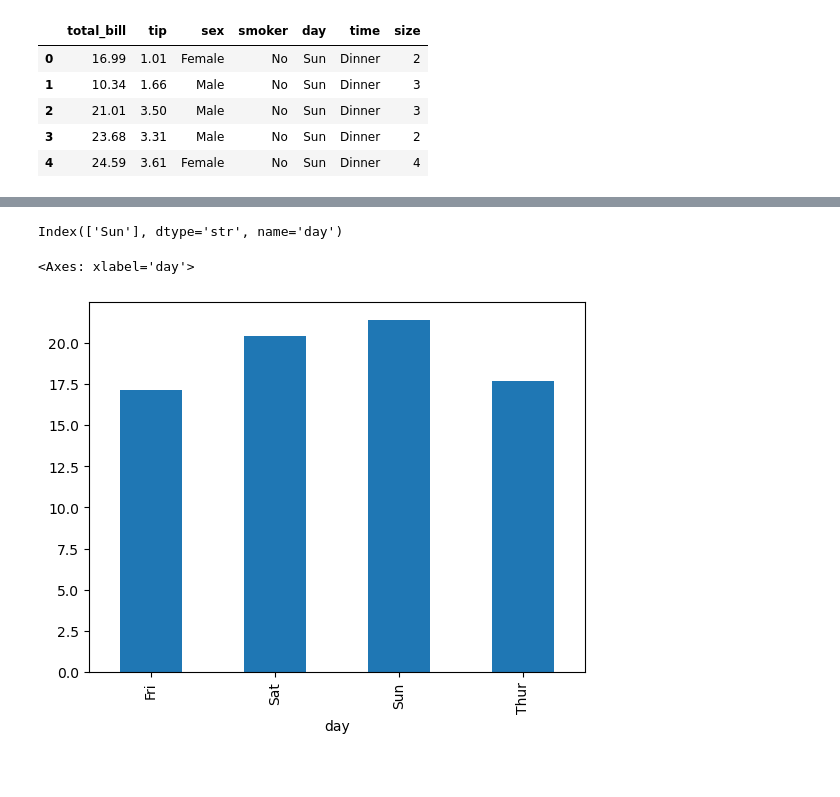
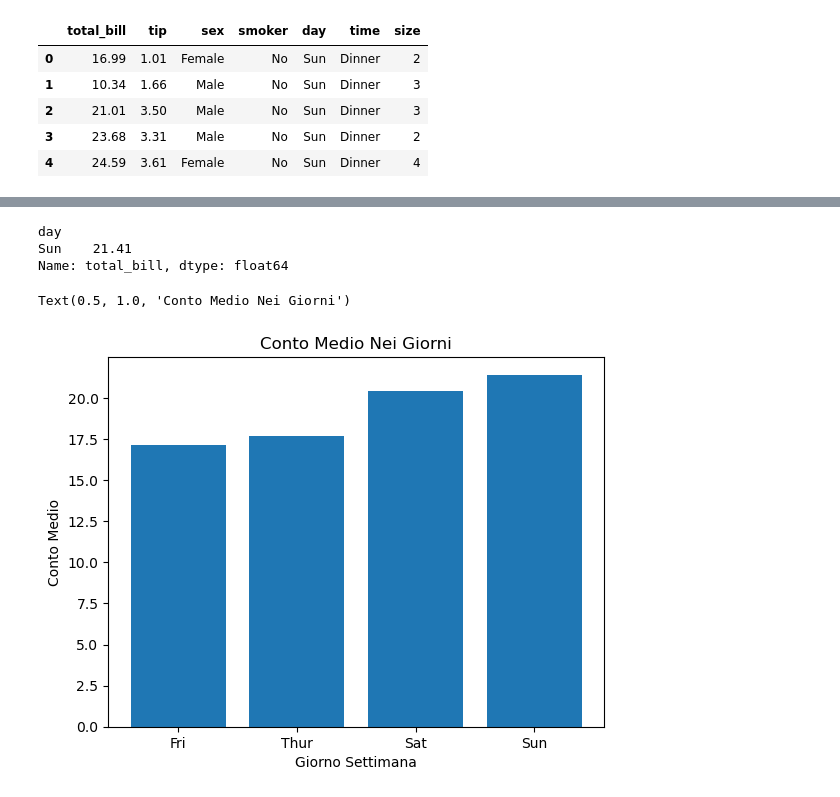
Before and after one commit to schumy/programmingLab_II, a Jupyter notebook: 3.5_Esercizi_lez_3.ipynb, the cells around one changed output, grey strips where cells are left out. Cells and saved outputs as stored; diff of their text form; code cells hidden in the pictures; blank space fills up the shorter version.

```diff
--- a/3.5_Esercizi_lez_3.ipynb
+++ b/3.5_Esercizi_lez_3.ipynb
@@ -211,2 +233,0 @@ Name: total_bill, dtype: float64
-# %%
-df['conto_per_persona'] = df['total_bill'] / df['size']
@@ -243,10 +234,20 @@ KeyError: np.float64(20.275)
-# %%
-spesa_media_nei_giorni.index[spesa_media_nei_giorni.values == spesa_media_nei_giorni.max()] #perchè funziona con la condizione ma non con il .max()?
-# %% [output]
-Index(['Sun'], dtype='str', name='day')
-# %%
-spesa_media_nei_giorni.plot(kind='bar')
-spesa_media_nei_giorni.
-# %% [output]
-<Axes: xlabel='day'>
-[figure, removed]
+# %%
+media_giornaliera = round((df.groupby('day')['total_bill'].mean()),2)
+#media_giornaliera
+df.count #244 osservazioni
+df.total_bill.agg(['min', 'max'])
+df['conto_per_persona'] = round(df['total_bill']/df['size'], 2)
+media_giornaliera[media_giornaliera.values == media_giornaliera.values.max()]
+# %% [output]
+day
+Sun    21.41
+Name: total_bill, dtype: float64
+# %%
+media_giornaliera.sort_values(inplace=True)
+plt.bar(media_giornaliera.index, media_giornaliera.values)
+plt.xlabel('Giorno Settimana')
+plt.ylabel('Conto Medio')
+plt.title('Conto Medio Nei Giorni')
+# %% [output]
+Text(0.5, 1.0, 'Conto Medio Nei Giorni')
+[figure, added]
```
Also changed, not shown: parts of 18 cells of this notebook.
